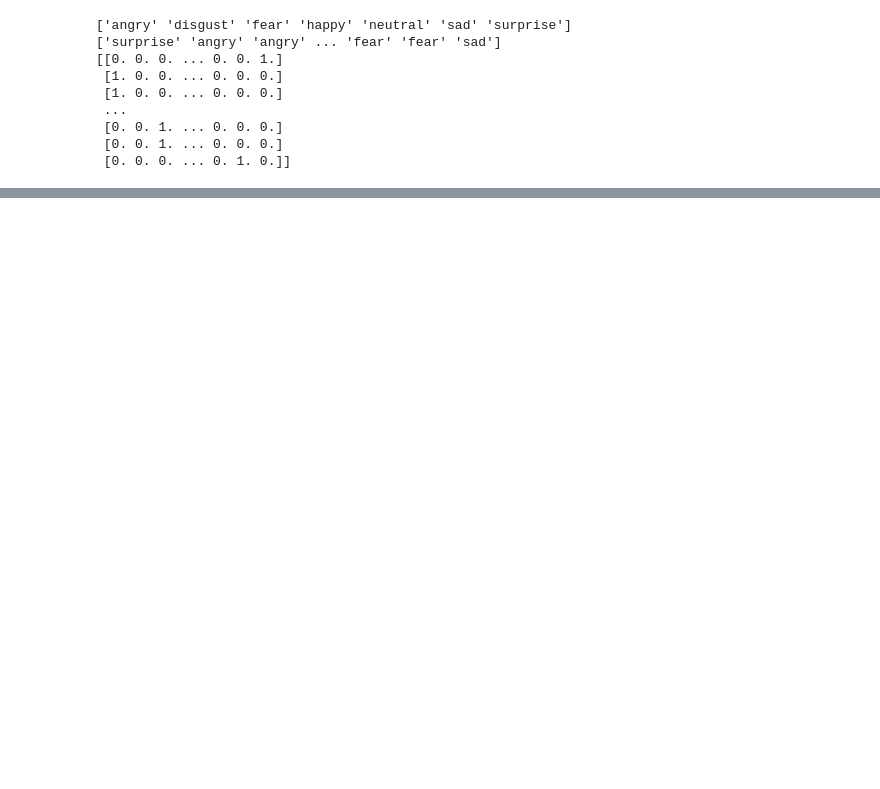
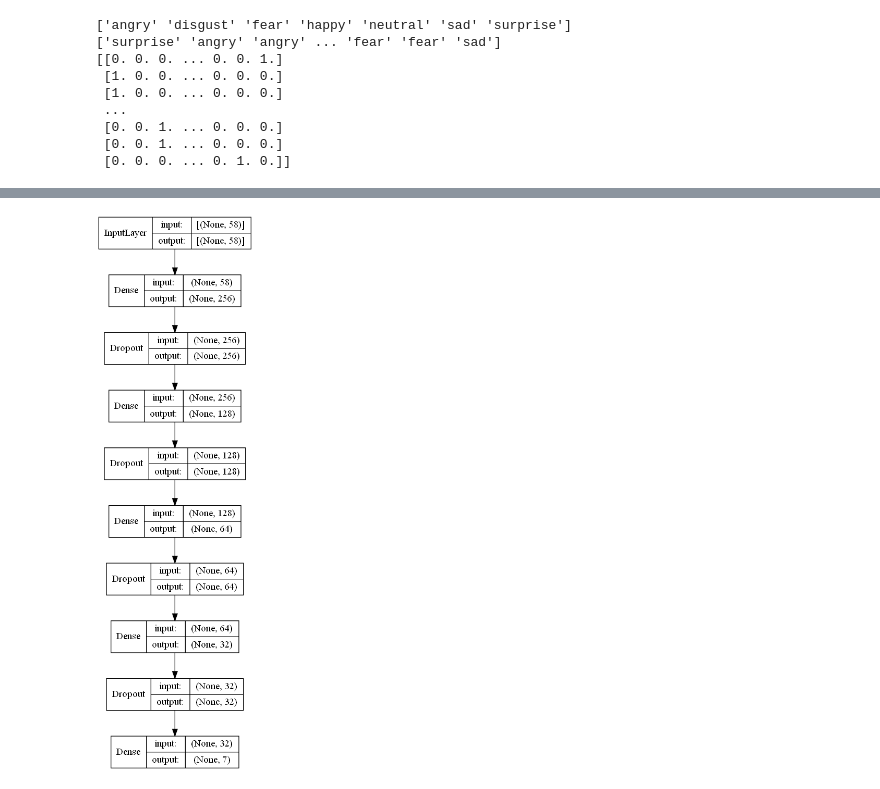
Before and after one commit to maezzedine/CMPS287-Speech-Emotion-Recognition, a Jupyter notebook: Speech Emotions Detection.ipynb, the cells around one changed output, grey strips where cells are left out. Saved outputs shown, nothing was run; the diff lists cells and outputs as text; code cells hidden in the pictures; blank space fills up the shorter version.

```diff
--- a/Speech Emotions Detection.ipynb
+++ b/Speech Emotions Detection.ipynb
@@ -48,7 +57,7 @@ paths_state_saved = True
 features_state_saved = True
 
 # boolean value represents the saved state of the model
-model_state_saved = False
+model_state_saved = True
 
 if paths_state_saved:
     paths_df = pd.read_csv(paths_and_labels_state_path)
@@ -653,0 +622,7 @@ Successfully installed sounddevice-0.4.1
+# %%
+tf.keras.utils.plot_model(
+    model, to_file='model.png', show_shapes=True, show_dtype=False,
+    show_layer_names=False, rankdir='TB', expand_nested=False, dpi=96
+)
+# %% [output]
+[figure, added]
```
Also changed, not shown: parts of 20 cells of this notebook, 3 other files.
